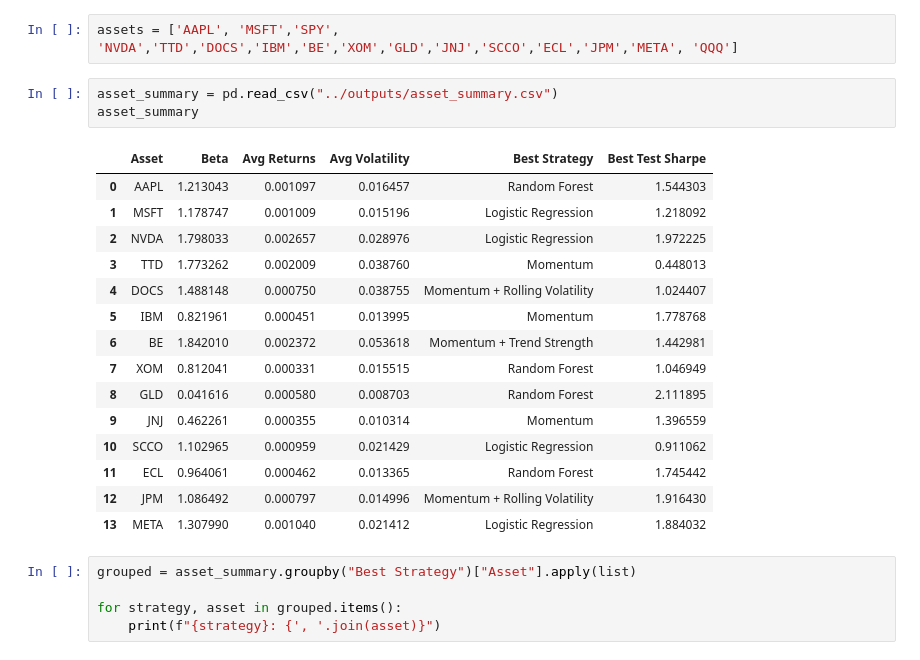
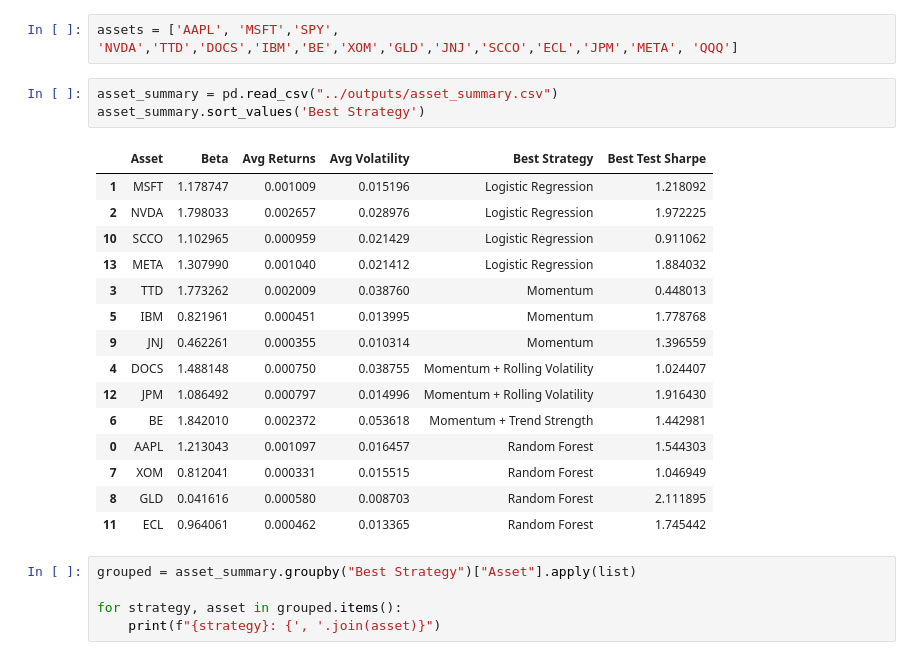
Before and after one commit to noelpdlt/quant-research-system, a Jupyter notebook: notebooks/w11_asset_strategyperformance.ipynb, the cells around one changed output. Saved outputs shown, nothing was run; the diff lists cells and outputs as text.

```diff
--- a/notebooks/w11_asset_strategyperformance.ipynb
+++ b/notebooks/w11_asset_strategyperformance.ipynb
@@ -29,23 +29,23 @@ from src.portfolio import optimize_portfolio, create_portfolio_df, efficient_fro
 assets = ['AAPL', 'MSFT','SPY', 'NVDA','TTD','DOCS','IBM','BE','XOM','GLD','JNJ','SCCO','ECL','JPM','META', 'QQQ']
 # %%
 asset_summary = pd.read_csv("../outputs/asset_summary.csv")
-asset_summary
+asset_summary.sort_values('Best Strategy')
 # %% [output]
 |  | Asset | Beta | Avg Returns | Avg Volatility | Best Strategy | Best Test Sharpe |
-| 0 | AAPL | 1.213043 | 0.001097 | 0.016457 | Random Forest | 1.544303 |
 | 1 | MSFT | 1.178747 | 0.001009 | 0.015196 | Logistic Regression | 1.218092 |
 | 2 | NVDA | 1.798033 | 0.002657 | 0.028976 | Logistic Regression | 1.972225 |
+| 10 | SCCO | 1.102965 | 0.000959 | 0.021429 | Logistic Regression | 0.911062 |
+| 13 | META | 1.307990 | 0.001040 | 0.021412 | Logistic Regression | 1.884032 |
 | 3 | TTD | 1.773262 | 0.002009 | 0.038760 | Momentum | 0.448013 |
+| 5 | IBM | 0.821961 | 0.000451 | 0.013995 | Momentum | 1.778768 |
+| 9 | JNJ | 0.462261 | 0.000355 | 0.010314 | Momentum | 1.396559 |
 | 4 | DOCS | 1.488148 | 0.000750 | 0.038755 | Momentum + Rolling Volatility | 1.024407 |
-| 5 | IBM | 0.821961 | 0.000451 | 0.013995 | Momentum | 1.778768 |
+| 12 | JPM | 1.086492 | 0.000797 | 0.014996 | Momentum + Rolling Volatility | 1.916430 |
 | 6 | BE | 1.842010 | 0.002372 | 0.053618 | Momentum + Trend Strength | 1.442981 |
+| 0 | AAPL | 1.213043 | 0.001097 | 0.016457 | Random Forest | 1.544303 |
 | 7 | XOM | 0.812041 | 0.000331 | 0.015515 | Random Forest | 1.046949 |
 | 8 | GLD | 0.041616 | 0.000580 | 0.008703 | Random Forest | 2.111895 |
-| 9 | JNJ | 0.462261 | 0.000355 | 0.010314 | Momentum | 1.396559 |
-| 10 | SCCO | 1.102965 | 0.000959 | 0.021429 | Logistic Regression | 0.911062 |
 | 11 | ECL | 0.964061 | 0.000462 | 0.013365 | Random Forest | 1.745442 |
-| 12 | JPM | 1.086492 | 0.000797 | 0.014996 | Momentum + Rolling Volatility | 1.916430 |
-| 13 | META | 1.307990 | 0.001040 | 0.021412 | Logistic Regression | 1.884032 |
 # %%
 grouped = asset_summary.groupby("Best Strategy")["Asset"].apply(list)
 
```
Also changed, not shown: parts of 2 cells of this notebook, 1 other file.
